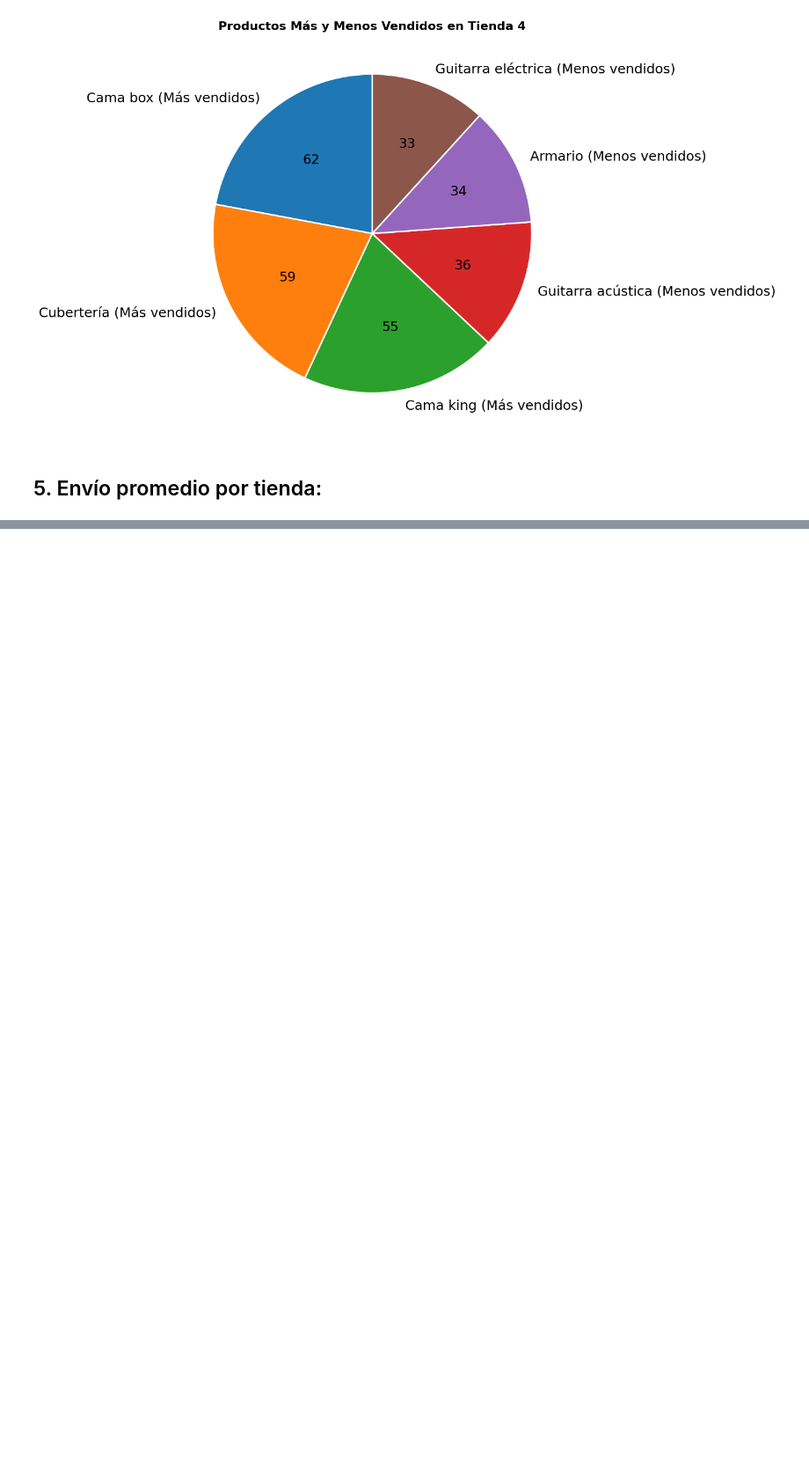
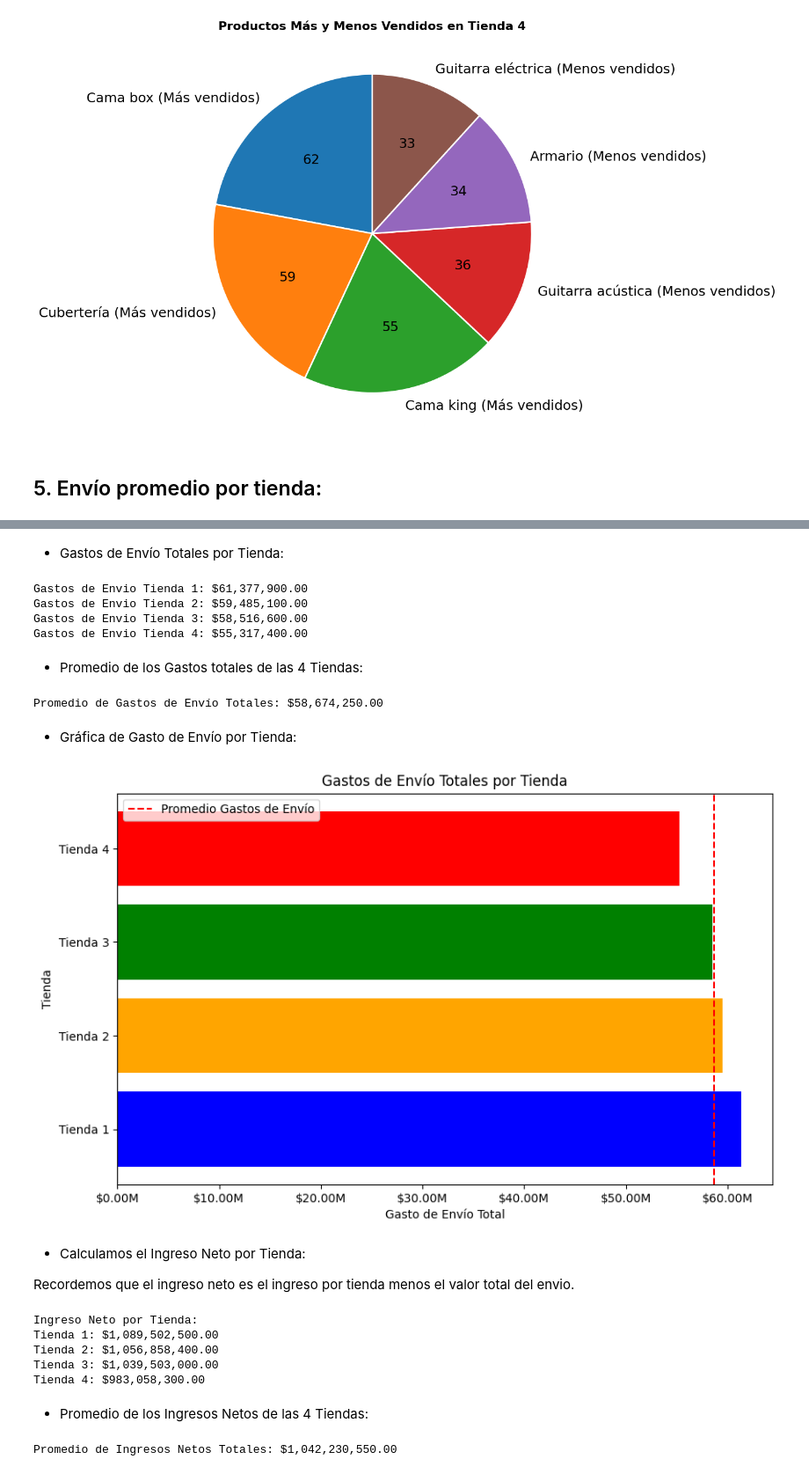
Before and after one commit to Afes-reop/Challenge-Alura-1, a Jupyter notebook: Challenge Alura 1.ipynb, the cells around one changed output, grey strips where cells are left out. Shown at 88% size. Saved outputs shown, nothing was run; the diff lists cells and outputs as text; code cells hidden in the pictures; blank space fills up the shorter version.

```diff
--- a/Challenge Alura 1.ipynb
+++ b/Challenge Alura 1.ipynb
@@ -120,8 +178,8 @@ En este punto debemos calcular la cantidad de productos vendidos por categoría
 - Lista de las 4 tiendas respecto a tipo de producto, cantidad de producto y total del producto vendido:
 # %%
 def calcular_categorias(store,categoria):
-    df = pd.DataFrame(store);
-    return df.groupby([categoria]).agg(
+    df1 = pd.DataFrame(store);
+    return df1.groupby([categoria]).agg(
     cantidad_productos=(categoria, 'size'),
     cantidad_vendida=('Precio', 'sum'),
     );
@@ -222,7 +280,7 @@ plt.show();
 # %% [markdown]
 - Gráfica de Total de Producto Vendido respecto Categoría y tienda:
 # %%
-df1['cantidad_vendida'] = df1['cantidad_vendida'].astype(float);
+df1['cantidad_vendida'] = df1['cantidad_vendida'].str.replace(',', '').astype(float)
 
 plt.figure(figsize=(12, 8));
 ax = sns.barplot(
@@ -545,0 +640,63 @@ for idx in range(len(mas_vendidos_list)):
+# %% [markdown]
+- Gastos de Envío Totales por Tienda:
+# %%
+stores = [tienda1, tienda2, tienda3, tienda4];
+sum_stores = [];
+
+def gastos_envio(store):
+    df4 = pd.DataFrame(store);
+    return df4['Costo de envío'].sum();
+
+for i, store in enumerate(stores):
+    envio = gastos_envio(store);
+    print(f"Gastos de Envio Tienda {i+1}: ${envio:,.2f}");
+# %% [output]
+Gastos de Envio Tienda 1: $61,377,900.00
+Gastos de Envio Tienda 2: $59,485,100.00
+Gastos de Envio Tienda 3: $58,516,600.00
+Gastos de Envio Tienda 4: $55,317,400.00
+# %% [markdown]
+- Promedio de los Gastos totales de las 4 Tiendas:
+# %%
+promedio_gastos_envio = sum([gastos_envio(store) for store in stores]) / len(stores);
+print(f"Promedio de Gastos de Envío Totales: ${promedio_gastos_envio:,.2f}");
+# %% [output]
+Promedio de Gastos de Envío Totales: $58,674,250.00
+# %% [markdown]
+- Gráfica de Gasto de Envío por Tienda:
+# %%
+sum_stores = [gastos_envio(store) for store in stores]
+
+plt.figure(figsize=(10, 6));
+plt.axvline(promedio_gastos_envio, color='red', linestyle='--', label='Promedio Gastos de Envío');
+plt.legend();
+plt.title('Gastos de Envío Totales por Tienda');
+plt.ylabel('Tienda');
+plt.xlabel('Gasto de Envío Total');
+escalax = ticker.FuncFormatter(lambda x, pos: '${:,.2f}M'.format(x/1e6));
+plt.gca().xaxis.set_major_formatter(escalax);
+plt.barh(['Tienda 1', 'Tienda 2', 'Tienda 3', 'Tienda 4'], sum_stores, color=['blue', 'orange', 'green', 'red']);
+# %% [output]
+[figure, added]
+# %% [markdown]
+- Calculamos el Ingreso Neto por Tienda:
+
+Recordemos que el ingreso neto es el ingreso por tienda menos el valor total del envio.
+# %%
+ingreso_neto = [calcular_total_vendido(store) - gastos_envio(store) for store in stores]
+print("Ingreso Neto por Tienda:");
+for i, neto in enumerate(ingreso_neto):
+    print(f"Tienda {i+1}: ${neto:,.2f}");
+# %% [output]
+Ingreso Neto por Tienda:
+Tienda 1: $1,089,502,500.00
+Tienda 2: $1,056,858,400.00
+Tienda 3: $1,039,503,000.00
+Tienda 4: $983,058,300.00
+# %% [markdown]
+- Promedio de los Ingresos Netos de las 4 Tiendas:
+# %%
+promedio_neto = sum(ingreso_neto) / len(ingreso_neto);
+print(f"Promedio de Ingresos Netos Totales: ${promedio_neto:,.2f}");
+# %% [output]
+Promedio de Ingresos Netos Totales: $1,042,230,550.00
```
Also changed, not shown: parts of 34 cells of this notebook.
